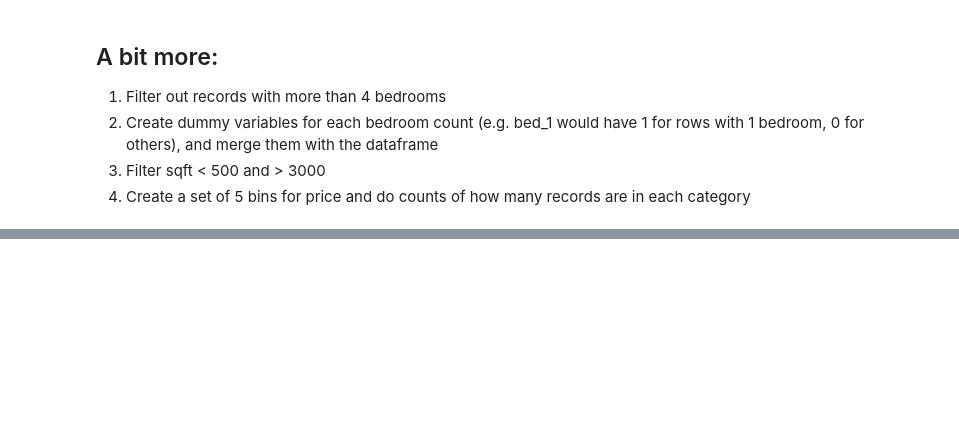
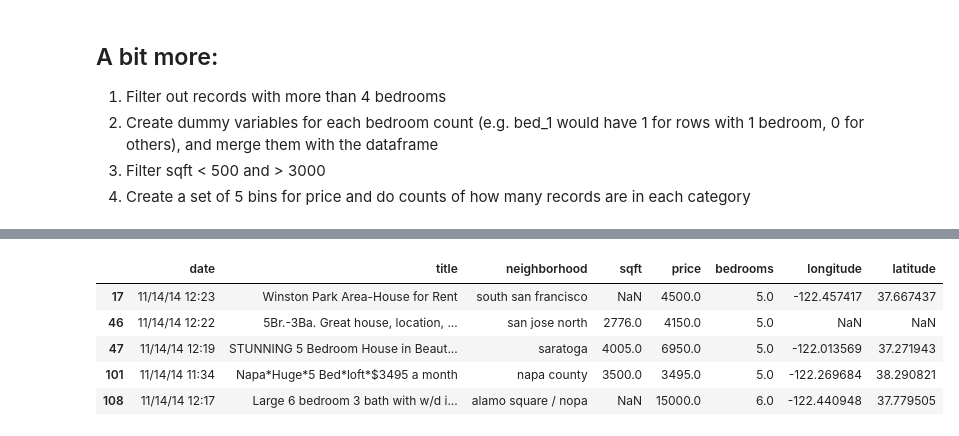
Before and after one commit to khuloodAlAmri/ce599, a Jupyter notebook: 07-Data Wrangling/data-wrangling.ipynb, the cells around one changed output, grey strips where cells are left out. Cells and saved outputs as stored; diff of their text form; code cells hidden in the pictures; blank space fills up the shorter version.

```diff
--- a/07-Data Wrangling/data-wrangling.ipynb
+++ b/07-Data Wrangling/data-wrangling.ipynb
@@ -571,2 +223,12 @@ df["bed_4"][i] = 1
+# %%
+df_bed4 = df[df['bedrooms']>4]
+df_bed4.head()
+# %% [output]
+|  | date | title | neighborhood | sqft | price | bedrooms | longitude | latitude |
+| 17 | 11/14/14 12:23 | Winston Park Area-House for Rent | south san francisco | NaN | 4500.0 | 5.0 | -122.457417 | 37.667437 |
+| 46 | 11/14/14 12:22 | 5Br.-3Ba. Great house, location, ... | san jose north | 2776.0 | 4150.0 | 5.0 | NaN | NaN |
+| 47 | 11/14/14 12:19 | STUNNING 5 Bedroom House in Beaut... | saratoga | 4005.0 | 6950.0 | 5.0 | -122.013569 | 37.271943 |
+| 101 | 11/14/14 11:34 | Napa*Huge*5 Bed*loft*$3495 a month | napa county | 3500.0 | 3495.0 | 5.0 | -122.269684 | 38.290821 |
+| 108 | 11/14/14 12:17 | Large 6 bedroom 3 bath with w/d i... | alamo square / nopa | NaN | 15000.0 | 6.0 | -122.440948 | 37.779505 |
 # %%
 df_filtered = df[(df.sqft >500) & (df.sqft <3000)]
```
Also changed, not shown: parts of 49 cells of this notebook.
